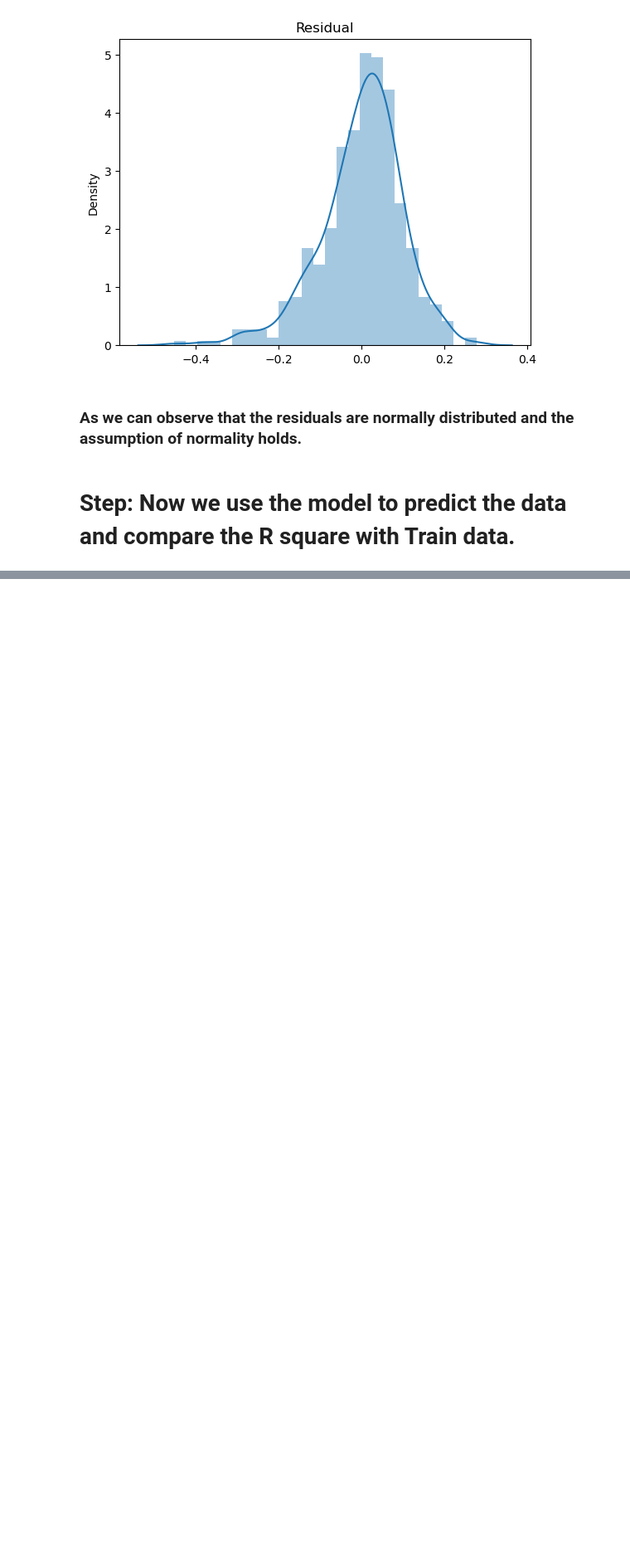
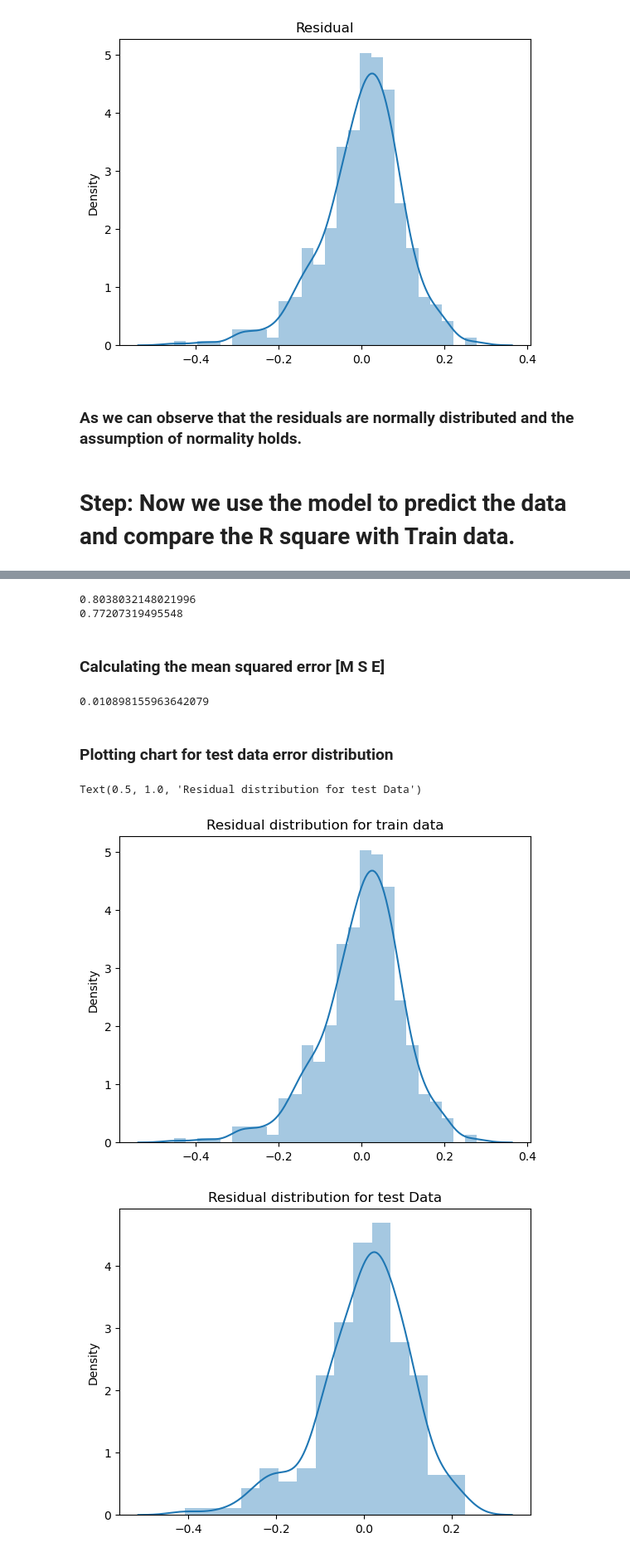
Before and after one commit to Manishk018/upgrad-workspace, a Jupyter notebook: bike sharing/assignment.ipynb, the cells around one changed output, grey strips where cells are left out. Shown at 83% size. Cells and saved outputs as stored; diff of their text form; code cells hidden in the pictures; blank space fills up the shorter version.

```diff
--- a/bike sharing/assignment.ipynb
+++ b/bike sharing/assignment.ipynb
@@ -631,3 +617,31 @@ X_test = data_test
 # %%
 X_test_sm = sm.add_constant(X_test)
-y_test_pred = lr_model.predict(X_test_sm)
+y_test_pred = model.predict(X_test_sm[X_train_sm.columns])
+# %%
+print('R square of the train data : ',r2_score(y_true=y_train, y_pred=y_train_pred))
+print('R square of the test data : ',r2_score(y_true=y_test, y_pred=y_test_pred))
+# %% [output]
+0.8038032148021996
+0.77207319495548
+# %% [markdown]
+### Calculating the mean squared error [M S E]
+# %%
+mse=mean_squared_error(y_test,y_test_pred)
+mse
+# %% [output]
+0.010898155963642079
+# %% [markdown]
+### Plotting chart for test data error distribution
+# %%
+plt.figure()
+sns.distplot(res)
+plt.title('Residual distribution for train data')
+
+res_test=y_test-y_test_pred
+plt.figure()
+sns.distplot(res_test)
+plt.title('Residual distribution for test Data')
+# %% [output]
+Text(0.5, 1.0, 'Residual distribution for test Data')
+[figure, added]
+[figure, added]
```
Also changed, not shown: parts of 6 cells of this notebook.
